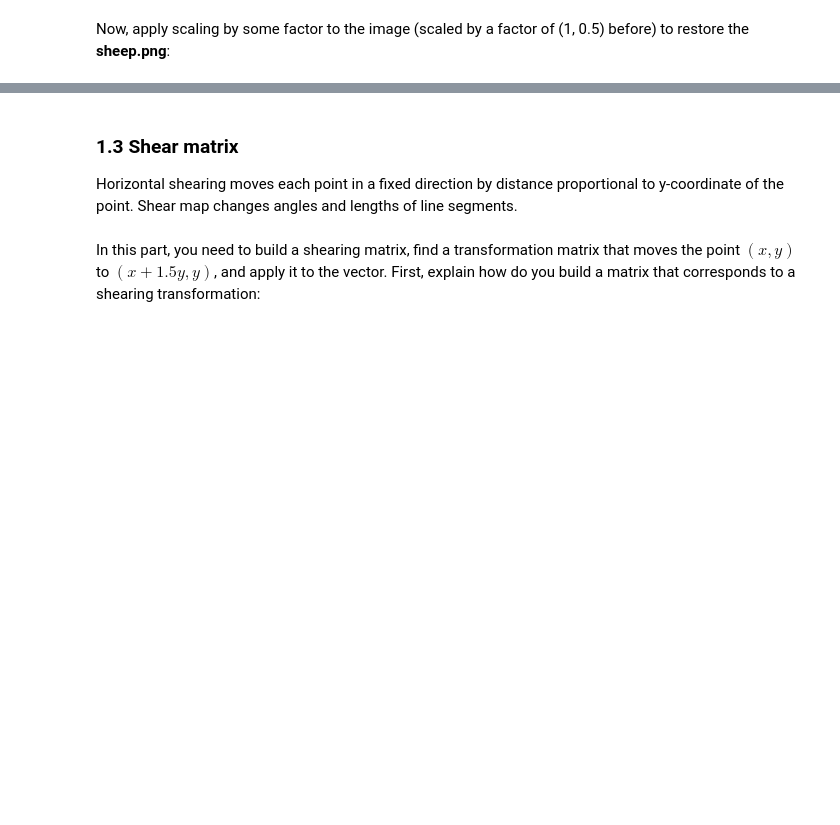
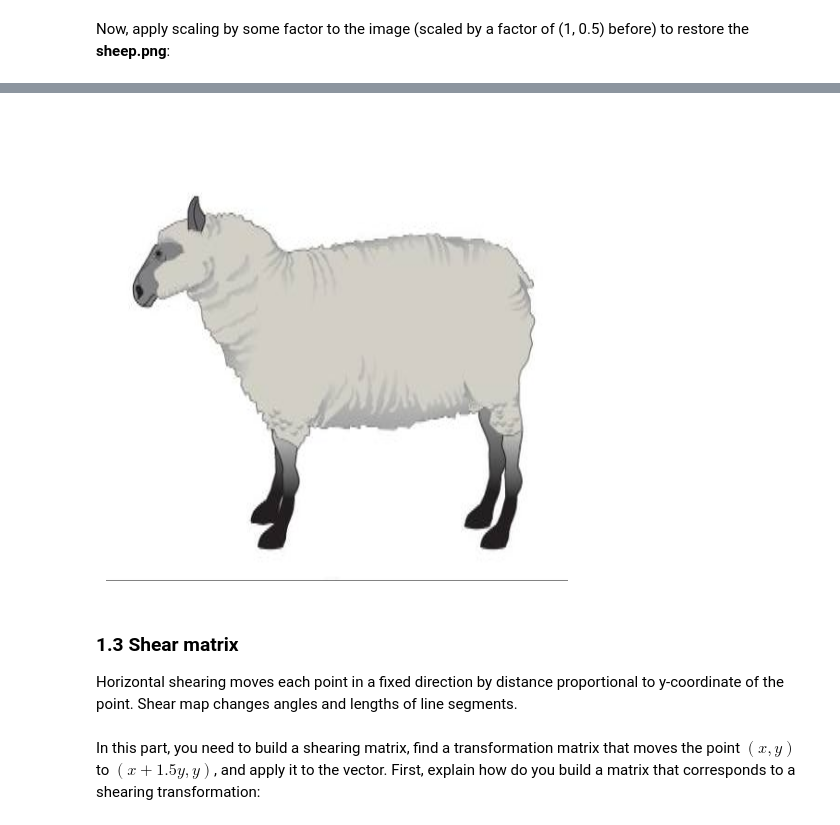
Before and after one commit to Oleksii-Lasiichuk/la_lab_1_transformation_matrices, a Jupyter notebook: LA_Lab_1_template_2026.ipynb, the cells around one changed output, grey strips where cells are left out. Saved outputs shown, nothing was run; the diff lists cells and outputs as text; code cells hidden in the pictures; blank space fills up the shorter version.

```diff
--- a/LA_Lab_1_template_2026.ipynb
+++ b/LA_Lab_1_template_2026.ipynb
@@ -167,3 +205,15 @@ cv2_imshow(restored_img)
+# %%
+##### YOUR CODE STARTS #####
+h, w = scaled_img.shape[:2]
+M_restore = get_scaling_matrix(1, 2)
+M_affine = np.hstack([M_restore, np.zeros((2, 1))])
+restored_img = cv.warpAffine(scaled_img, M_affine, (w, h * 2),
+                             flags=cv.INTER_LINEAR,
+                             borderMode=cv.BORDER_CONSTANT)
+##### YOUR CODE ENDS #####
+cv2_imshow(restored_img)
+# %% [output]
+[figure, added]
 # %% [markdown]
 ### 1.3 Shear matrix
 
```
Also changed, not shown: parts of 39 cells of this notebook.
